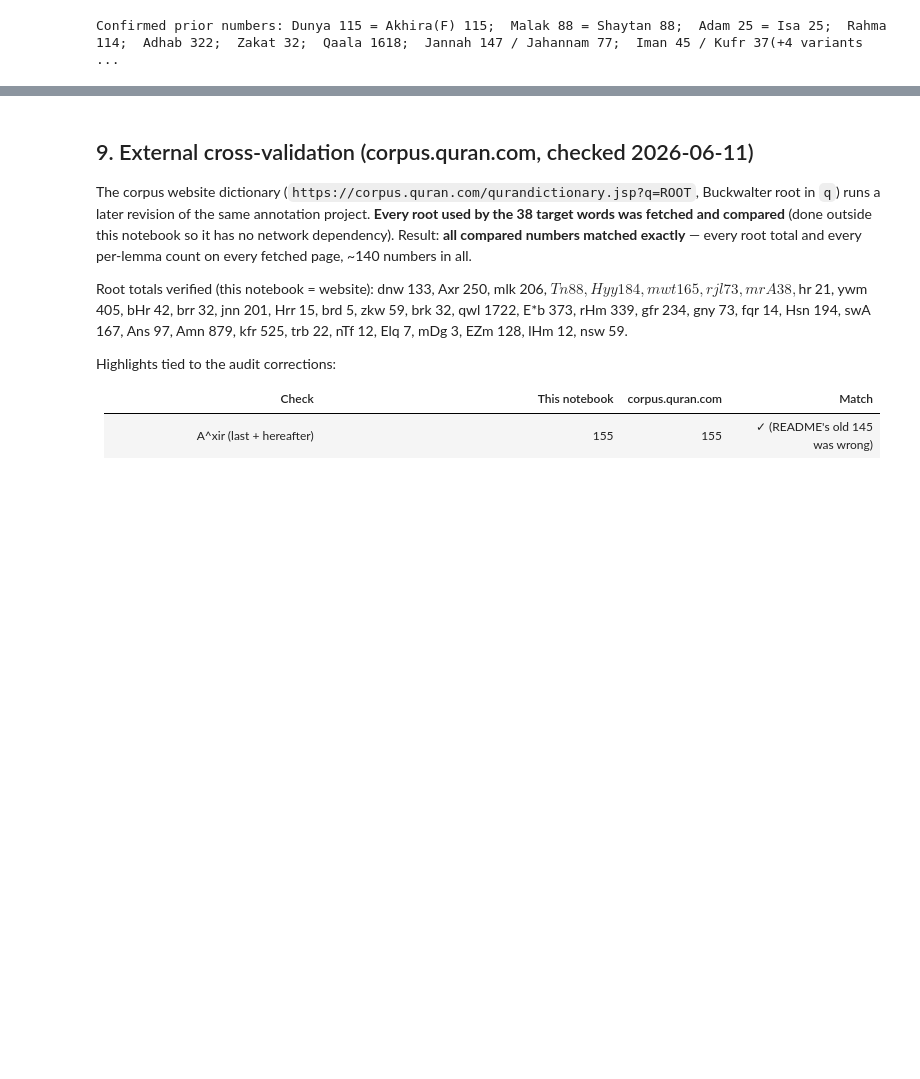
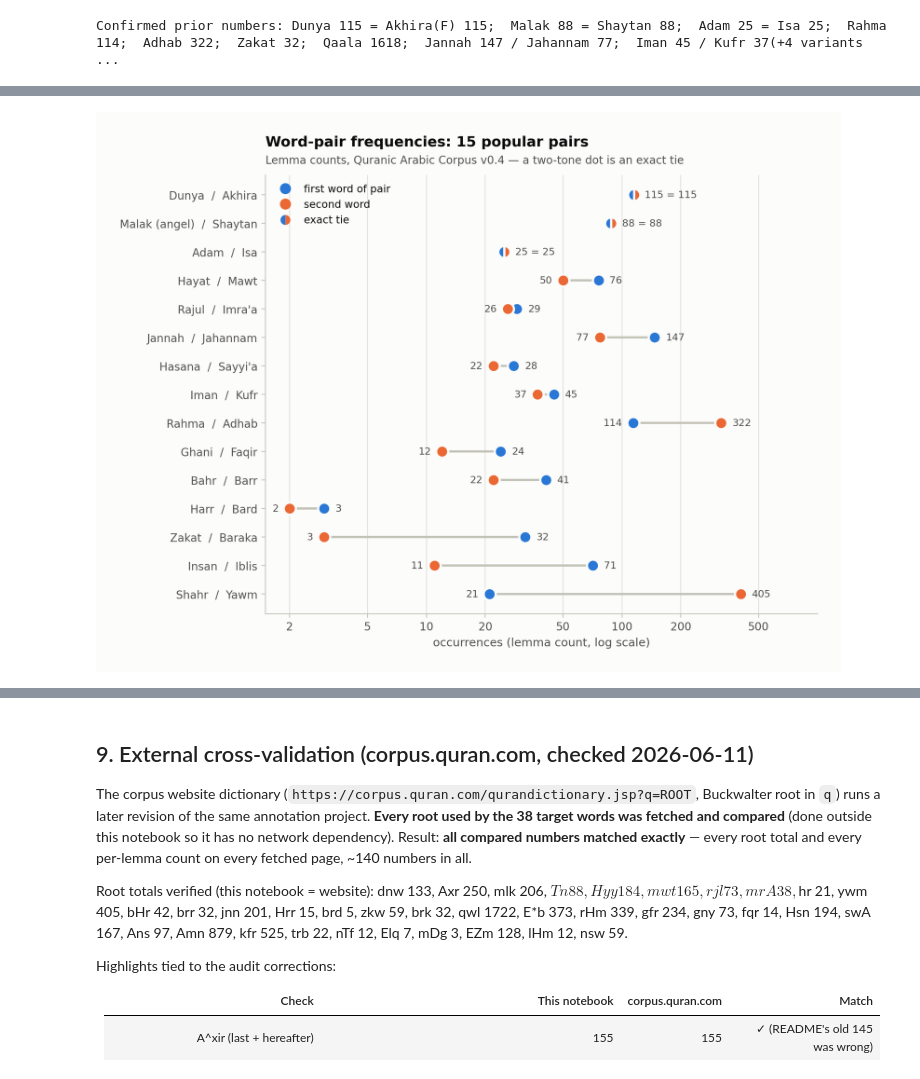
Before and after one commit to taziksh/quran-frequencies, a Jupyter notebook: notebooks/03_audit_and_full_recount.ipynb, the cells around one changed output, grey strips where cells are left out. Saved outputs shown, nothing was run; the diff lists cells and outputs as text; code cells hidden in the pictures; blank space fills up the shorter version.

```diff
--- a/notebooks/03_audit_and_full_recount.ipynb
+++ b/notebooks/03_audit_and_full_recount.ipynb
@@ -286,7 +286,7 @@ WORDS = [
      "nisaA''(59, incl. niswa 2x) = suppletive plural, root nsw."),
     ("Shahr", "شهر", ["$ahor"], [], "$hr", None, "Includes أشهر/شهور (7 pl + 2 dual)."),
     ("Yawm", "يوم", ["yawom"], [], "ywm", None,
-     "Includes أيام (27 pl) + يومين (3 dual). yawma'idhin (68x) is a separate lemma."),
+     "Includes أيام (27 pl) + يومين (3 dual). yawma'idhin (70x) is a separate lemma."),
     ("Bahr", "بحر", ["baHor"], [], "bHr", None, "Includes أبحر/بحار (3 pl + 5 dual)."),
     ("Barr", "بر", ["bar~"], [], "brr", None,
      "Lemma conflates land(12) + righteous/dutiful(10) — see 2.3. bir~(8) is a separate lemma."),
@@ -689,66 +691,62 @@ legacy `clean_table_v2.png` match this audit; the corrected full grid is `output
 # %%
 import matplotlib
 matplotlib.use("Agg")
 import matplotlib.pyplot as plt
+import numpy as np
+from matplotlib.lines import Line2D
+
+from src import plotstyle as ps
+
+ps.apply()
 
 PAIRS = [
     ("Dunya", "Akhira"), ("Malak (angel)", "Shaytan"), ("Adam", "Isa"),
     ("Hayat", "Mawt"), ("Rajul", "Imra'a"), ("Jannah", "Jahannam"),
     ("Hasana", "Sayyi'a"), ("Iman", "Kufr"), ("Rahma", "Adhab"),
     ("Ghani", "Faqir"), ("Bahr", "Barr"), ("Harr", "Bard"),
     ("Zakat", "Baraka"), ("Insan", "Iblis"), ("Shahr", "Yawm"),
 ]
 gi = grid.set_index("Word")
-table_rows = []
-for a, b in PAIRS:
-    ca, cb = gi.loc[a, "Lemma"], gi.loc[b, "Lemma"]
-    table_rows.append([f"{a}  [{gi.loc[a,'Lemma(BW)']}]", str(ca),
-                       "=" if ca == cb else "≠", str(cb), f"{b}  [{gi.loc[b,'Lemma(BW)']}]"])
-
-fig, ax = plt.subplots(figsize=(10, 8))
-ax.axis("off")
-tbl = ax.table(cellText=table_rows, colLabels=["Word A", "Lemma", "", "Lemma", "Word B"],
-               cellLoc="center", loc="center", colWidths=[0.32, 0.12, 0.06, 0.12, 0.32])
-tbl.auto_set_font_size(False)
-tbl.set_fontsize(11)
-tbl.scale(1, 1.6)
-for j in range(5):
-    tbl[0, j].set_facecolor("#003f5c")
-    tbl[0, j].set_text_props(color="white", weight="bold")
-for i, r in enumerate(table_rows, start=1):
-    if r[2] == "=":
-        for j in range(5):
-            tbl[i, j].set_facecolor("#ffefd1")
-ax.set_title("Quran word frequency pairs — lemma counts\n"
-             "Quranic Arabic Corpus v0.4 (STEM entries); green = exact match", pad=20)
-plt.savefig("../output/pairs_table.png", dpi=150, bbox_inches="tight")
-plt.close()
-print("Saved output/pairs_table.png")
-
-# Paired horizontal bars for the same 15 pairs (replaces the unreproducible legacy charts).
-# Colors: endpoints of the learnui.design Data Color Picker default palette (Erik Kennedy).
-import numpy as np
-
-labels = [f"{a}  /  {b}" for a, b in PAIRS]
 counts_a = [int(gi.loc[a, "Lemma"]) for a, _ in PAIRS]
 counts_b = [int(gi.loc[b, "Lemma"]) for _, b in PAIRS]
 
-y = np.arange(len(PAIRS))
-fig, ax = plt.subplots(figsize=(10, 9))
-ax.barh(y - 0.2, counts_a, height=0.4, color="#003f5c", label="word A")
-ax.barh(y + 0.2, counts_b, height=0.4, color="#ffa600", label="word B")
-for yi, (ca, cb) in enumerate(zip(counts_a, counts_b)):
-    ax.text(ca + 8, yi - 0.2, str(ca), va="center", fontsize=9)
-    ax.text(cb + 8, yi + 0.2, str(cb), va="center", fontsize=9)
-ax.set_yticks(y, labels)
-ax.invert_yaxis()
+fig, ax = plt.subplots(figsize=(9, 7.2))
+y = np.arange(len(PAIRS))[::-1]  # first pair on top
+for yi, ca, cb in zip(y, counts_a, counts_b):
+    if ca == cb:
+        ax.plot([ca], [yi], marker="o", ms=11, ls="none", fillstyle="left",
+                mfc=ps.BLUE, mfcalt=ps.ORANGE, mec=ps.SURFACE, mew=2, zorder=3)
+        ax.annotate(f"{ca} = {cb}", (ca, yi), xytext=(10, 0), textcoords="offset points",
+                    va="center", fontsize=9, color=ps.INK_2)
+    else:
+        ax.plot([ca, cb], [yi, yi], color=ps.BASELINE, lw=2, zorder=2)
+        ax.plot([ca], [yi], "o", ms=11, color=ps.BLUE, mec=ps.SURFACE, mew=2, zorder=3)
+        ax.plot([cb], [yi], "o", ms=11, color=ps.ORANGE, mec=ps.SURFACE, mew=2, zorder=3)
+        lo, hi = sorted([ca, cb])
+        ax.annotate(str(lo), (lo, yi), xytext=(-10, 0), textcoords="offset points",
+                    va="center", ha="right", fontsize=9, color=ps.INK_2)
+        ax.annotate(str(hi), (hi, yi), xytext=(10, 0), textcoords="offset points",
+                    va="center", fontsize=9, color=ps.INK_2)
+
 ax.set_xscale("log")
-ax.set_xlim(right=max(counts_a + counts_b) * 2.5)
-ax.set_xlabel("lemma count (log scale)")
-ax.legend(loc="upper right")
-ax.set_title("Quran word frequency pairs — lemma counts (corpus v0.4)")
-plt.tight_layout()
-plt.savefig("../output/pairs_bars.png", dpi=150, bbox_inches="tight")
-plt.close()
-print("Saved output/pairs_bars.png")
+ax.set_xlim(1.5, 1000)
+ax.set_xticks([2, 5, 10, 20, 50, 100, 200, 500], ["2", "5", "10", "20", "50", "100", "200", "500"])
+ax.minorticks_off()
+ax.grid(False, axis="y")
+ax.set_yticks(y, [f"{a}  /  {b}" for a, b in PAIRS])
+ax.set_xlabel("occurrences (lemma count, log scale)")
+handles = [
+    Line2D([], [], marker="o", ls="none", ms=9, color=ps.BLUE, label="first word of pair"),
+    Line2D([], [], marker="o", ls="none", ms=9, color=ps.ORANGE, label="second word"),
+    Line2D([], [], marker="o", ls="none", ms=9, fillstyle="left",
+           mfc=ps.BLUE, mfcalt=ps.ORANGE, mec="none", label="exact tie"),
+]
+ax.legend(handles=handles, loc="upper left", fontsize=9.5)
+ps.titles(ax, "Word-pair frequencies: 15 popular pairs",
+          "Lemma counts, Quranic Arabic Corpus v0.4 — a two-tone dot is an exact tie")
+ps.save(fig, "../output/pairs.png")
+from IPython.display import Image
+display(Image("../output/pairs.png"))
+print("Saved output/pairs.png")
 # %% [output]
+[figure, added]
```
Also changed, not shown: parts of 7 cells of this notebook, 19 other files.
